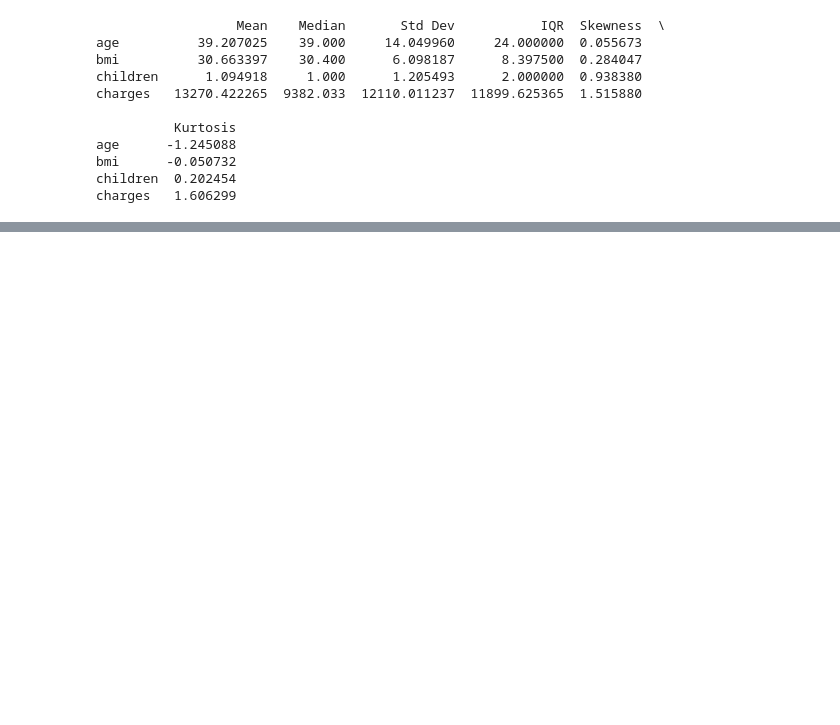
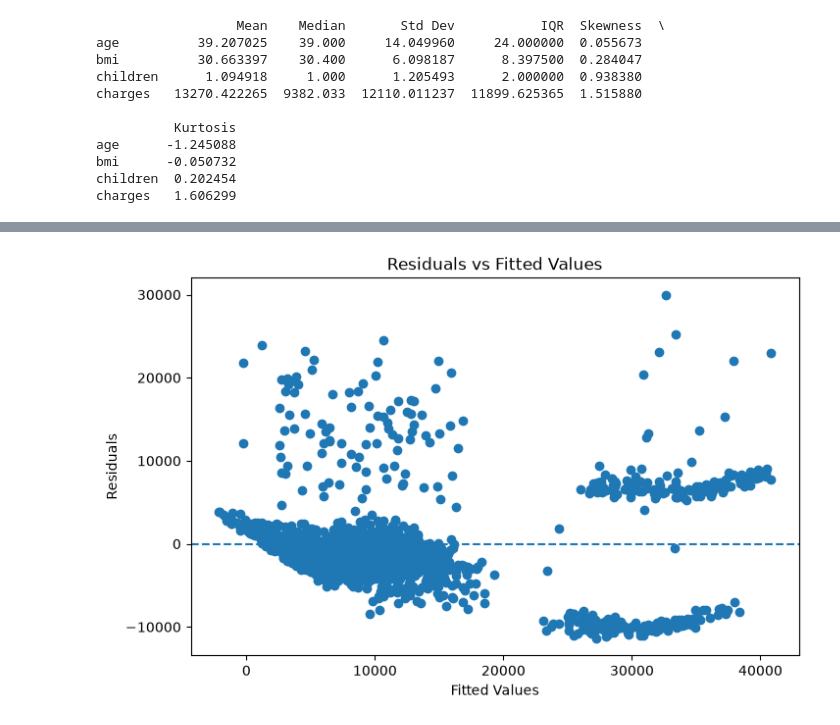
Before and after one commit to Diya0718/DS602_202618011, a Jupyter notebook: Lab04/202618011_lab04.ipynb, the cells around one changed output, grey strips where cells are left out. Drawn from its saved outputs; the diff is of its cells as text; code cells hidden in the pictures; blank space fills up the shorter version.

```diff
--- a/Lab04/202618011_lab04.ipynb
+++ b/Lab04/202618011_lab04.ipynb
@@ -72,0 +368,25 @@ charges   1.606299
+# %%
+model = sm.OLS(y, X).fit()
+import matplotlib.pyplot as plt
+
+# Get predicted values
+fitted_values = model.fittedvalues
+
+# Get residuals
+residuals = model.resid
+
+# Residuals vs Fitted plot
+plt.figure(figsize=(8, 5))
+
+plt.scatter(fitted_values, residuals)
+
+# Horizontal line at residual = 0
+plt.axhline(y=0, linestyle="--")
+
+plt.xlabel("Fitted Values")
+plt.ylabel("Residuals")
+plt.title("Residuals vs Fitted Values")
+
+plt.show()
+# %% [output]
+[figure, added]
```
Also changed, not shown: parts of 39 cells of this notebook, 1 other file.
